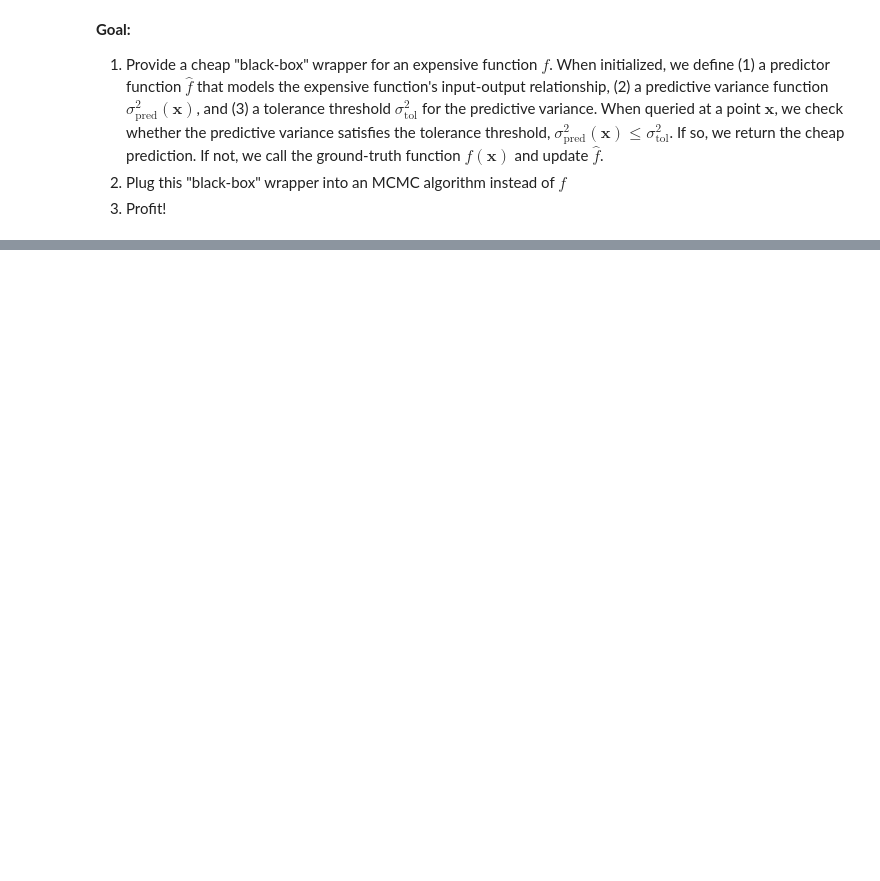
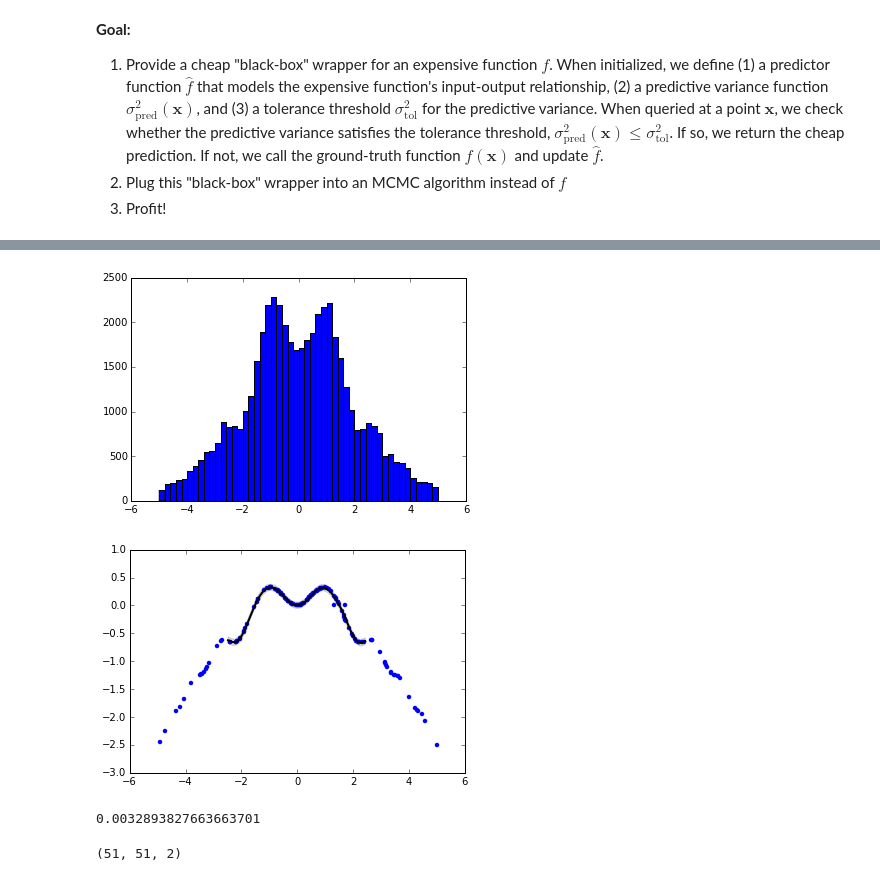
Before and after one commit to maxentile/gp-accelerated-sampling, a Jupyter notebook: GP_wrapper_layer.ipynb, the cells around one changed output, grey strips where cells are left out. Saved outputs shown, nothing was run; the diff lists cells and outputs as text; code cells hidden in the pictures; blank space fills up the shorter version.

```diff
--- a/GP_wrapper_layer.ipynb
+++ b/GP_wrapper_layer.ipynb
@@ -133,0 +239,8 @@ import emcee
+# %%
+init_observations = zip(X_train[:50],y_train[:50])
+test_fxn.call_count_ = len(init_observations)
+
+wrapped_black_box = GP_Wrapped_Function(test_fxn,
+                                        x_in_bounds=lambda x:np.sum(np.abs(x))<=5,
+                                        initial_observations=init_observations,
+                                        predictive_var_tolerance=0.01)
@@ -133,0 +260,33 @@ import emcee
+# %%
+# GP-accelerator-sampled distribution using ~50,000 "virtual samples"
+# Accuracy: looks about right-- could compute cross-entropy or something to quantify difference
+# Savings: made only 144 total calls to the test_fxn, rather than 50,000!
+# Cost: required 95 rounds of GP-model-fitting.
+plt.hist(sampler.flatchain,bins=50);
+plt.figure()
+plot_GP(wrapped_black_box.model_)
+# %% [output]
+[figure, added]
+[figure, added]
+# %%
+# so, this looks quite close to ground truth
+from scipy.stats import entropy
+entropy(approximate,ground_truth)
+# %% [output]
+0.0032893827663663701
+# %%
+# let's do this again under slightly different conditions and see if it breaks
+init_observations = zip(X_train[:50],y_train[:50])
+test_fxn.call_count_ = len(init_observations)
+
+wrapped_black_box = GP_Wrapped_Function(test_fxn,
+                                        x_in_bounds=lambda x:np.sum(np.abs(x))<=5,
+                                        initial_observations=init_observations,
+                                        predictive_var_tolerance=0.02) # slightly increase tolerance
+
+npr.seed(0)
+sampler = emcee.EnsembleSampler(10, 1, wrapped_black_box)
+sampler.run_mcmc(npr.rand(10,1)-0.5,5000)
+print(test_fxn.call_count_,len(wrapped_black_box.observations_),wrapped_black_box.fit_count_)
+# %% [output]
+(51, 51, 2)
```
Also changed, not shown: parts of 16 cells of this notebook.
